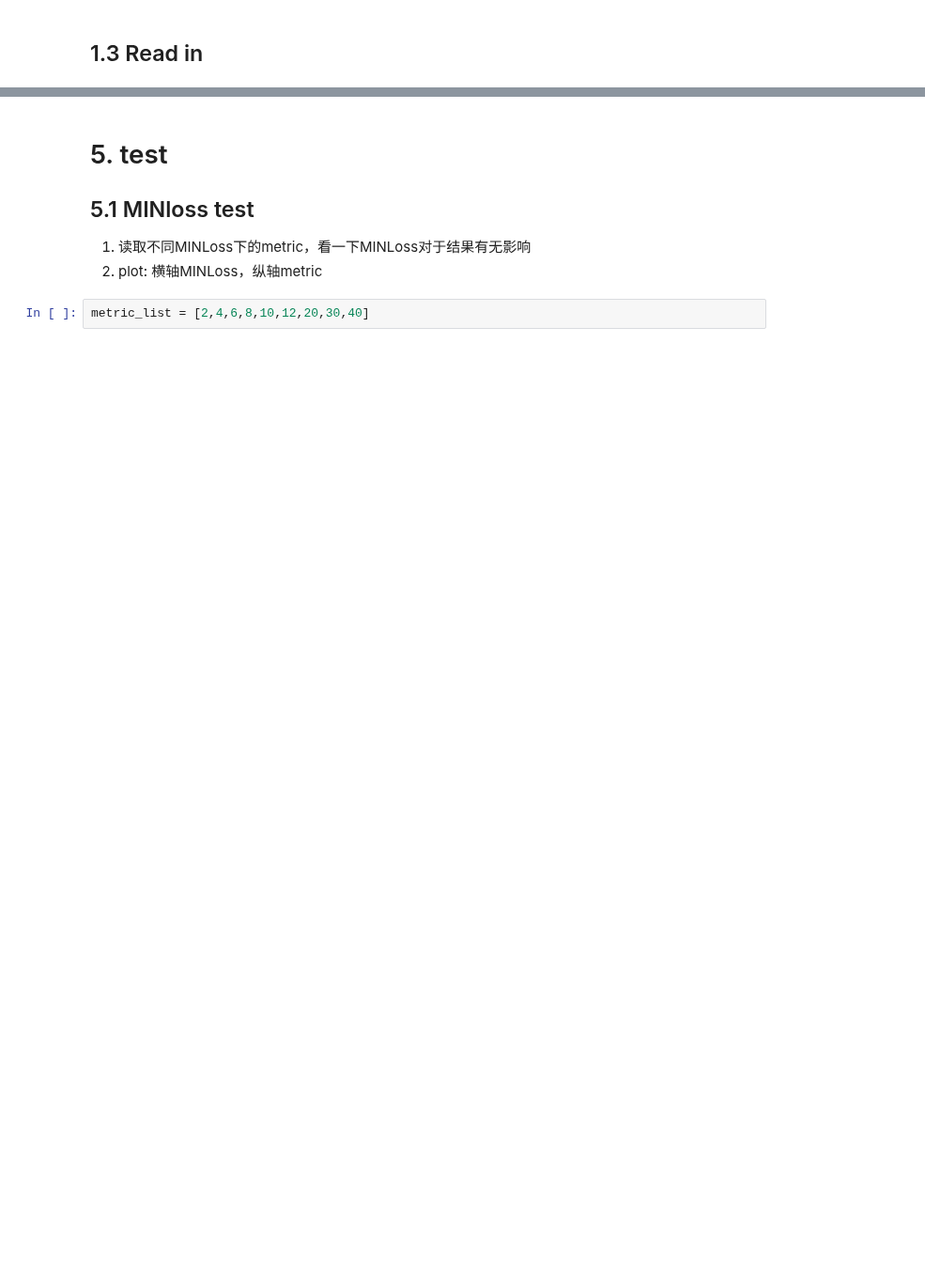
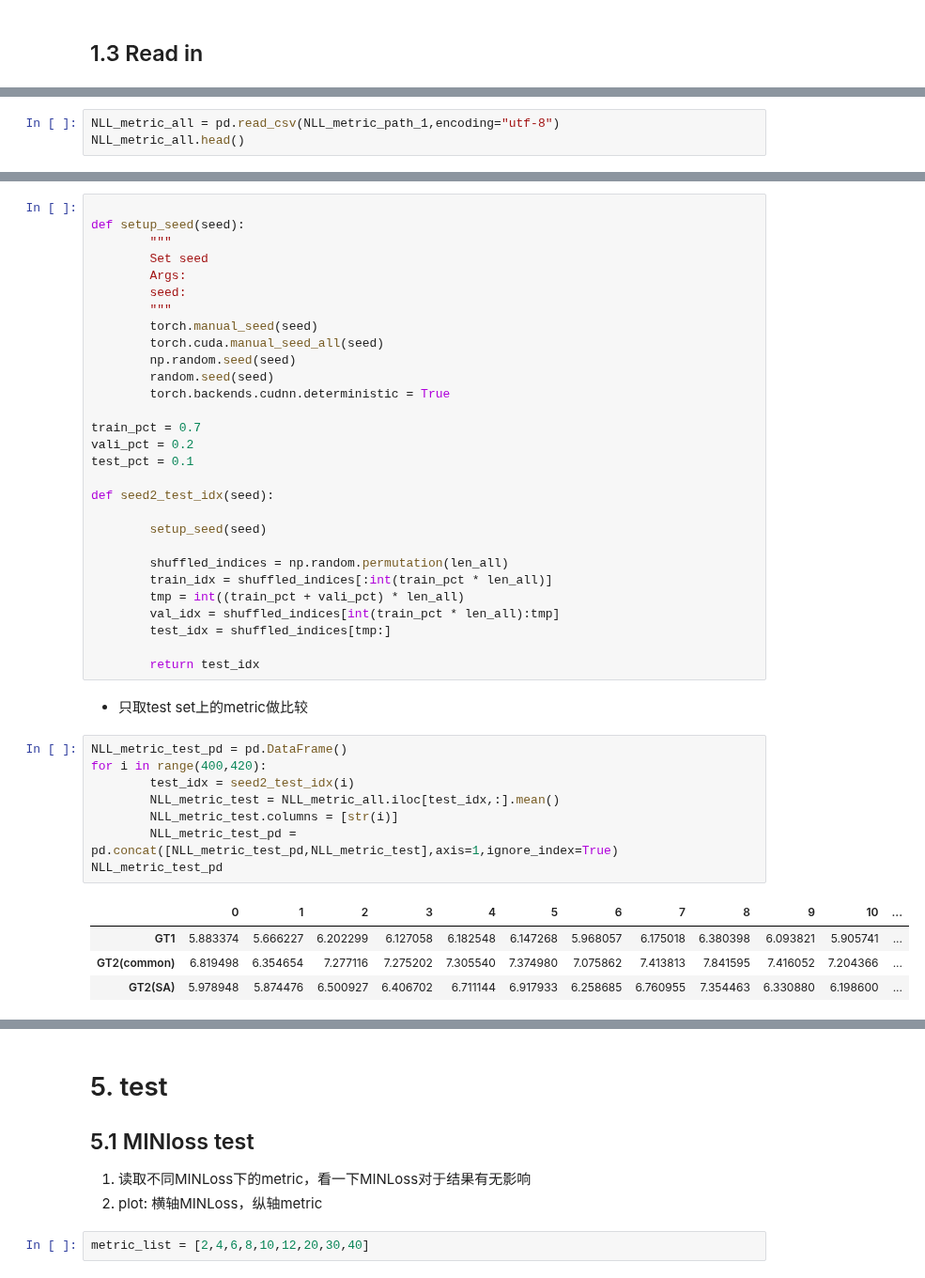
Before and after one commit to 2016317200329/PAProj, a Jupyter notebook: data_handler/metric_for_GTs.ipynb, the cells around one changed output, grey strips where cells are left out. Shown at 94% size. Drawn from its saved outputs; the diff is of its cells as text; blank space fills up the shorter version.

```diff
--- a/data_handler/metric_for_GTs.ipynb
+++ b/data_handler/metric_for_GTs.ipynb
@@ -47,0 +171,3 @@ NLL_metric_path  ="../data/GT_metric/NLL_metric_GT_Tgt=1_e50.csv"
+# %%
+NLL_metric_all = pd.read_csv(NLL_metric_path_1,encoding="utf-8")
+NLL_metric_all.head()
@@ -47,0 +181,44 @@ NLL_metric_path  ="../data/GT_metric/NLL_metric_GT_Tgt=1_e50.csv"
+# %%
+
+def setup_seed(seed):
+        """
+        Set seed
+        Args:
+        seed:
+        """
+        torch.manual_seed(seed)
+        torch.cuda.manual_seed_all(seed)
+        np.random.seed(seed)
+        random.seed(seed)
+        torch.backends.cudnn.deterministic = True
+
+train_pct = 0.7
+vali_pct = 0.2
+test_pct = 0.1
+
+def seed2_test_idx(seed):
+
+        setup_seed(seed)
+
+        shuffled_indices = np.random.permutation(len_all)
+        train_idx = shuffled_indices[:int(train_pct * len_all)]
+        tmp = int((train_pct + vali_pct) * len_all)
+        val_idx = shuffled_indices[int(train_pct * len_all):tmp]
+        test_idx = shuffled_indices[tmp:]
+
+        return test_idx
+# %% [markdown]
+- 只取test set上的metric做比较
+# %%
+NLL_metric_test_pd = pd.DataFrame()
+for i in range(400,420):
+        test_idx = seed2_test_idx(i)
+        NLL_metric_test = NLL_metric_all.iloc[test_idx,:].mean()
+        NLL_metric_test.columns = [str(i)]
+        NLL_metric_test_pd = pd.concat([NLL_metric_test_pd,NLL_metric_test],axis=1,ignore_index=True)
+NLL_metric_test_pd
+# %% [output]
+|  | 0 | 1 | 2 | 3 | 4 | 5 | 6 | 7 | 8 | 9 | 10 | ... |
+| GT1 | 5.883374 | 5.666227 | 6.202299 | 6.127058 | 6.182548 | 6.147268 | 5.968057 | 6.175018 | 6.380398 | 6.093821 | 5.905741 | ... |
+| GT2(common) | 6.819498 | 6.354654 | 7.277116 | 7.275202 | 7.305540 | 7.374980 | 7.075862 | 7.413813 | 7.841595 | 7.416052 | 7.204366 | ... |
+| GT2(SA) | 5.978948 | 5.874476 | 6.500927 | 6.406702 | 6.711144 | 6.917933 | 6.258685 | 6.760955 | 7.354463 | 6.330880 | 6.198600 | ... |
```
Also changed, not shown: parts of 40 cells of this notebook, 2 other files.
